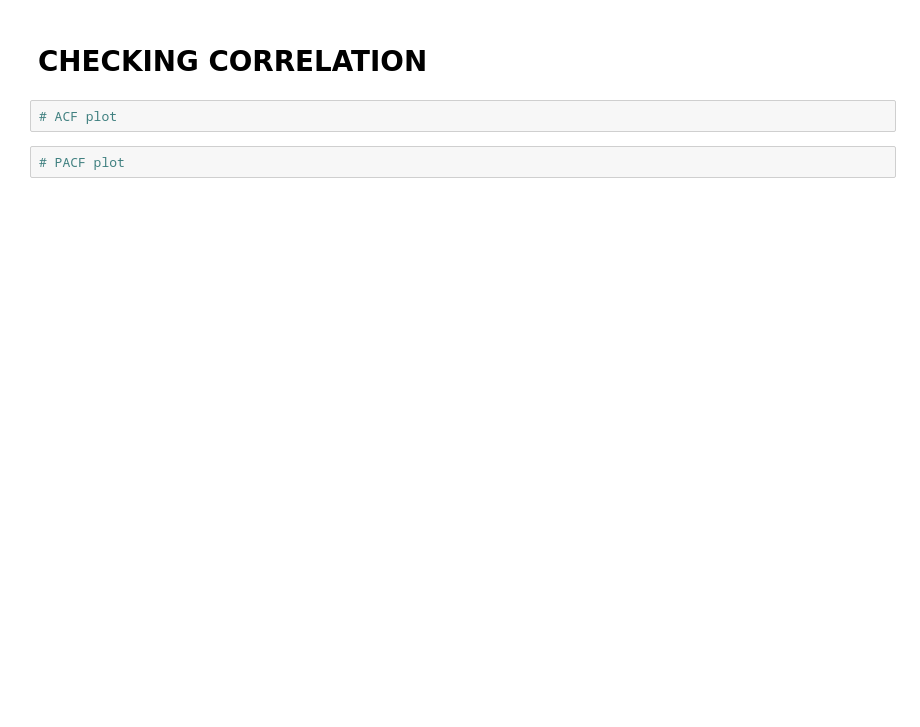
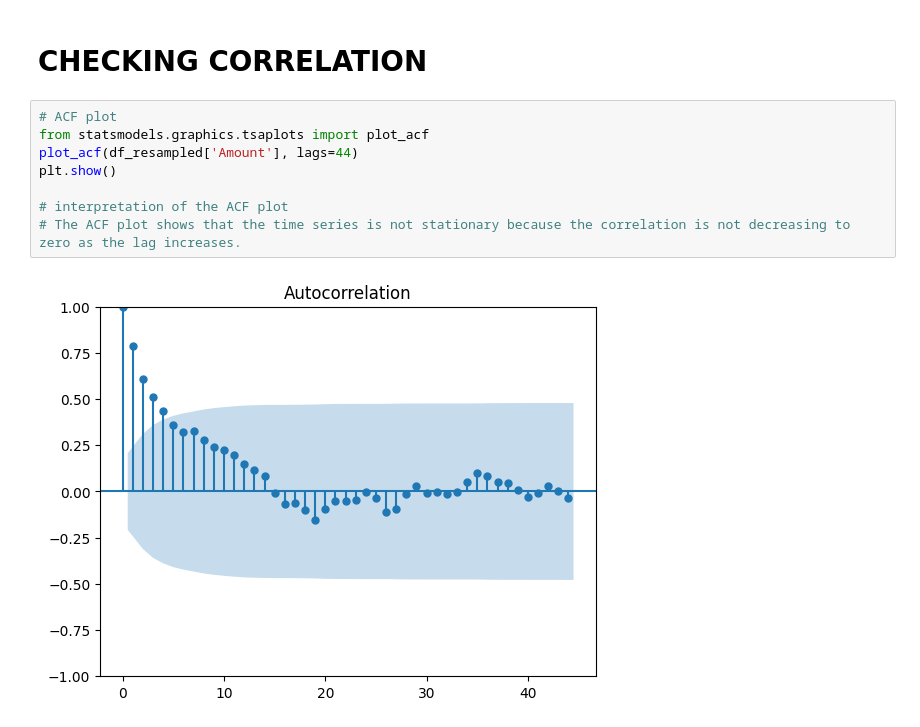
Before and after one commit to SantiagoArenas/TFG_Santiago, a Jupyter notebook: dataAcquisition/Amazon/timeSeries4.ipynb, the cells around one changed output. Drawn from its saved outputs; the diff is of its cells as text; blank space fills up the shorter version.

Commit message:
time series for marketing

```diff
--- a/dataAcquisition/Amazon/timeSeries4.ipynb
+++ b/dataAcquisition/Amazon/timeSeries4.ipynb
@@ -58,6 +118,12 @@ plt.show()
 # %% [markdown]
 # CHECKING CORRELATION
-# %%
-# ACF plot
-# %%
-# PACF plot
+# %%
+# ACF plot
+from statsmodels.graphics.tsaplots import plot_acf
+plot_acf(df_resampled['Amount'], lags=44)
+plt.show()
+
+# interpretation of the ACF plot
+# The ACF plot shows that the time series is not stationary because the correlation is not decreasing to zero as the lag increases.
+# %% [output]
+[figure, added]
```
Also changed, not shown: parts of 9 cells of this notebook, 2 other files.
